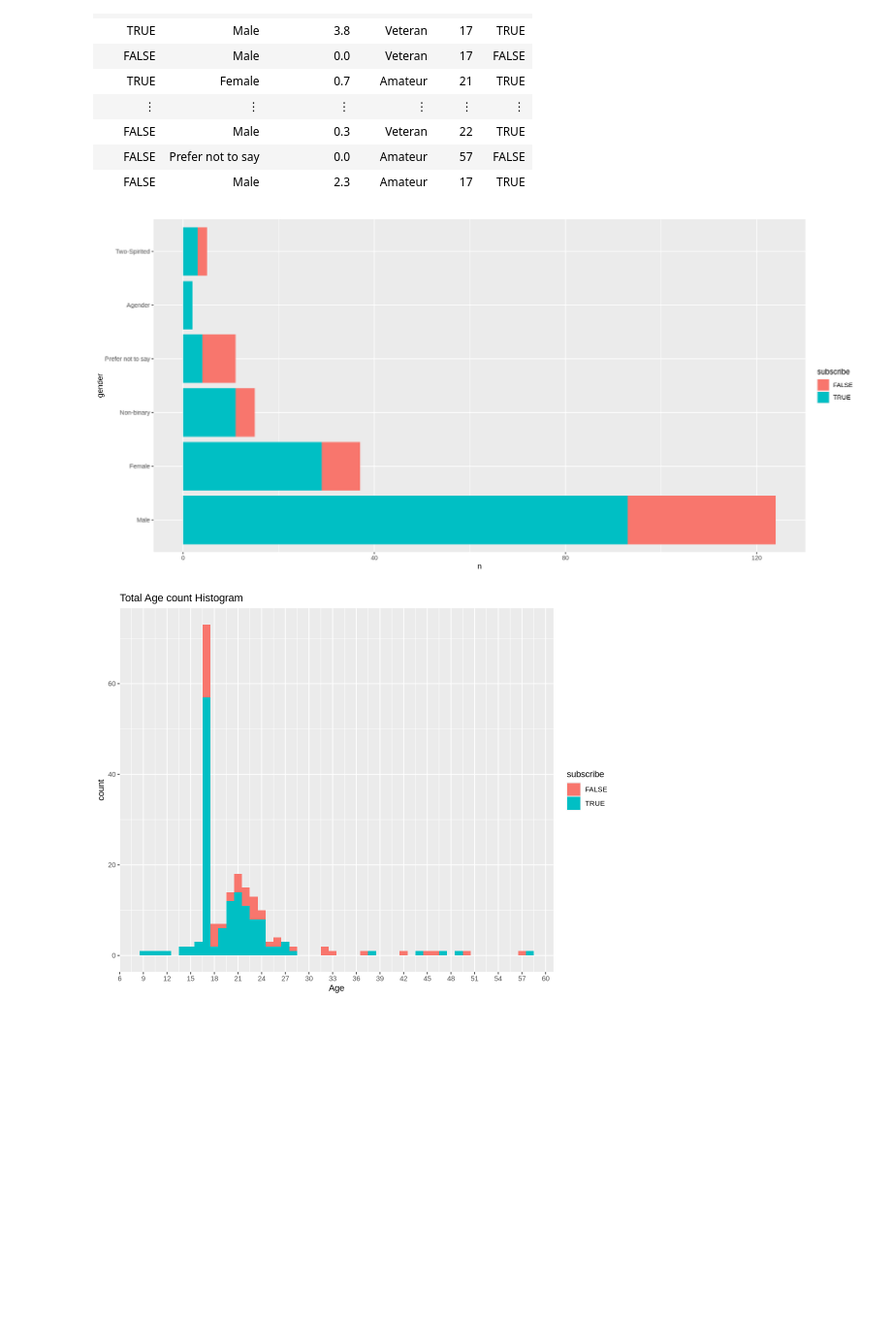
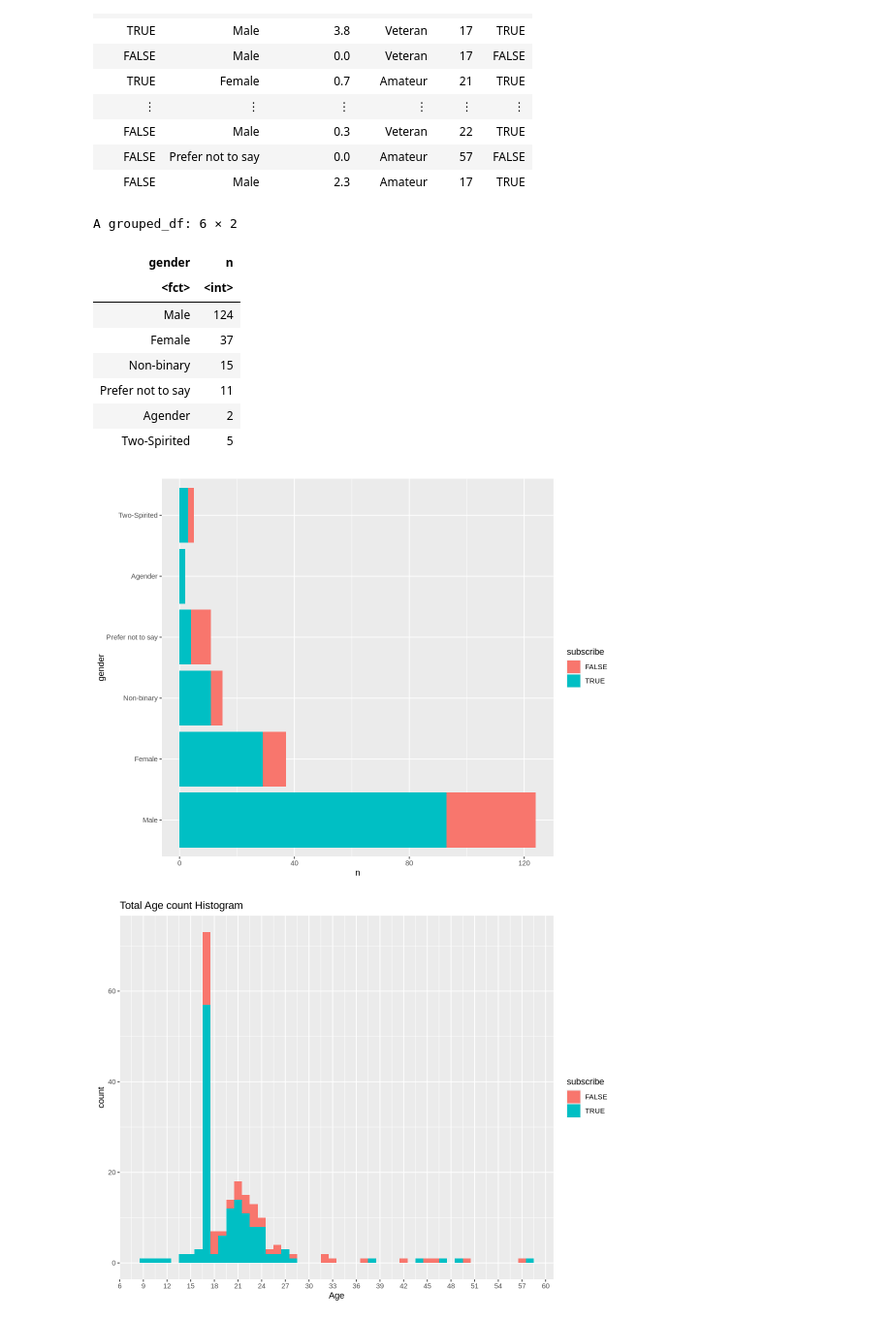
Before and after one commit to FabianoGLentini/player-subscription-ml, a Jupyter notebook: data_explore_sandbox.ipynb, the cells around one changed output. Shown at 97% size. Drawn from its saved outputs; the diff is of its cells as text; code cells hidden in the pictures; blank space fills up the shorter version.

Commit message:
Check: gender count per label in data_exp to see potential k issue

```diff
--- a/data_explore_sandbox.ipynb
+++ b/data_explore_sandbox.ipynb
@@ -46,14 +46,26 @@ A tibble: 194 × 6
 # %%
 # RAW DATA summarize
 count_sub_gen <- group_by(player_df, gender) |>
                     count(subscribe) |>
                     mutate(perc_sub = round( n / sum(n), 2))
 gender_plot <- ggplot(count_sub_gen, aes(x = n, y = gender, fill = subscribe)) +
                     geom_bar(stat ="identity")
 
 gender_plot
+count_sub_gen <- group_by(player_df, gender) |>
+                    count(gender)
+count_sub_gen
 # %% [output]
+A grouped_df: 6 × 2
+| gender | n |
+| <fct> | <int> |
+| Male | 124 |
+| Female | 37 |
+| Non-binary | 15 |
+| Prefer not to say | 11 |
+| Agender | 2 |
+| Two-Spirited | 5 |
-[figure, old version]
+[figure, new version]
 # %%
 # VIEW AGES
 # ALL AGES
```
